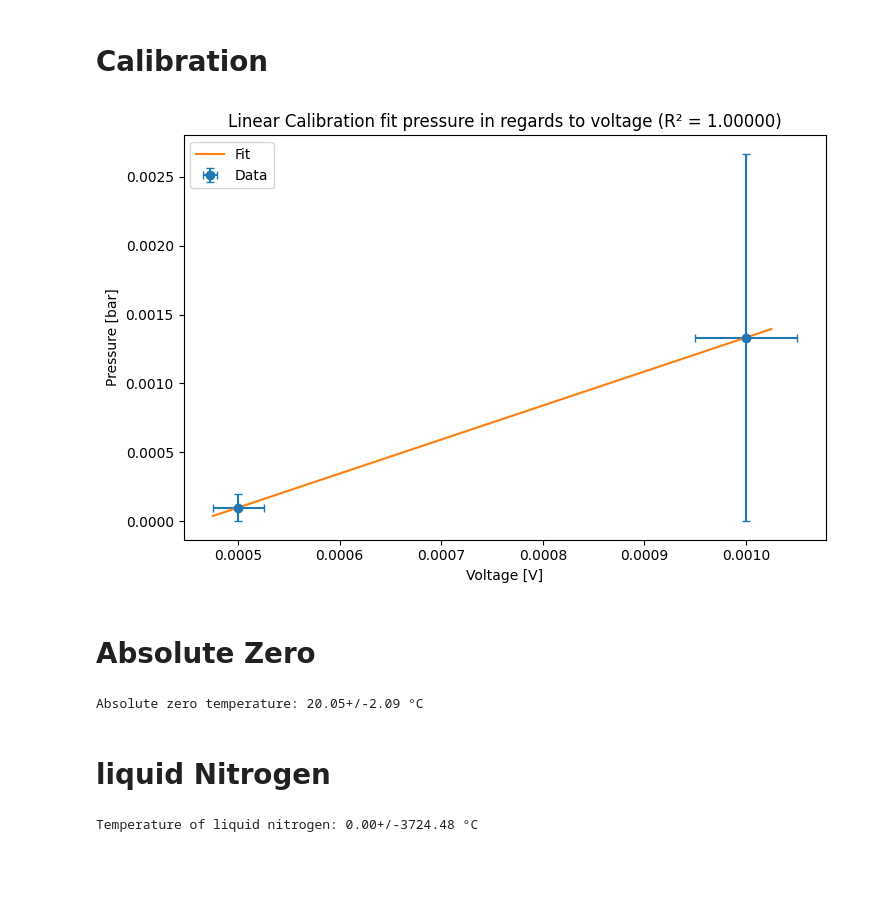
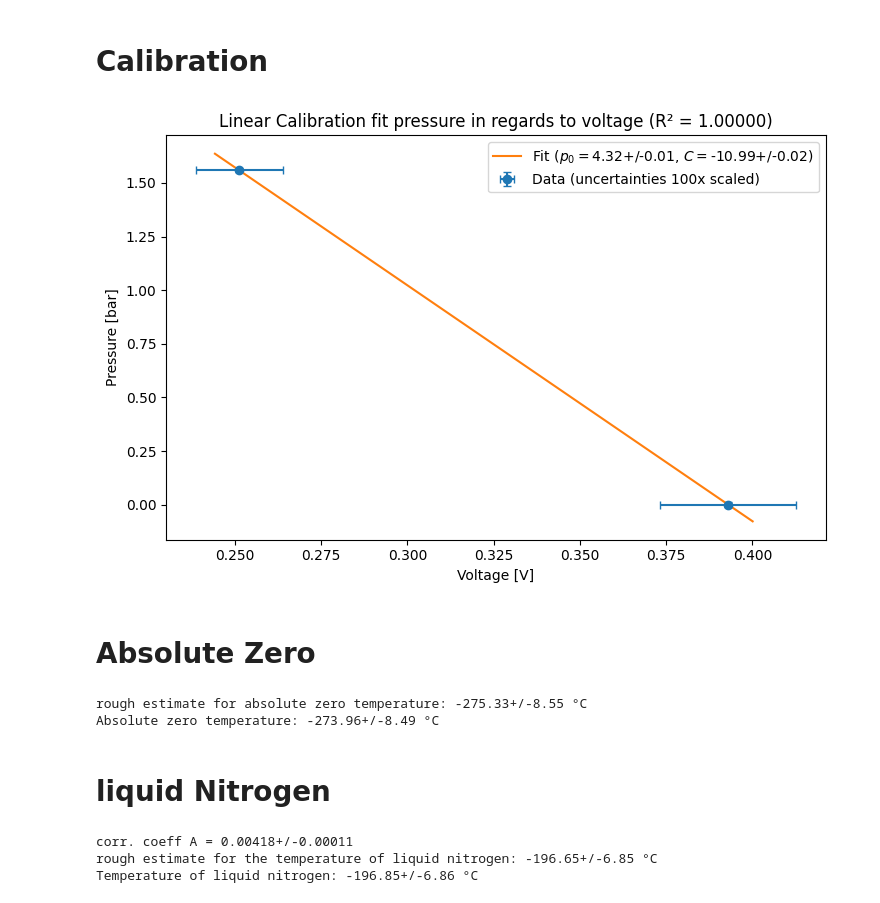
Before and after one commit to Mhfd10/P1_ETHZ, a Jupyter notebook: Absolute_Zero/main.ipynb, the cells around one changed output. Saved outputs shown, nothing was run; the diff lists cells and outputs as text; code cells hidden in the pictures; blank space fills up the shorter version.

```diff
--- a/Absolute_Zero/main.ipynb
+++ b/Absolute_Zero/main.ipynb
@@ -8,7 +8,7 @@ from uncertainties.umath import sqrt
 from scipy import odr
 # %%
 # constants
-u_sigma = 0.05 # %
+u_sigma = 0.0005 # %
 conversion_mmhg_bar = mmHg / bar
 epsilon = ufloat(1*10**(-3), 0)
 gamma = ufloat(1*10**(-5), 0) # 1/°C
@@ -16,9 +16,9 @@ t_e = ufloat(0, 0.5) # ice water temperatur in °C
 # %% [markdown]
 # Calibration
 # %%
-p_l_mmhg = ufloat(1, 1) # adjust pressure of room in mmhg
-u_l = 1*10**(-3)  # adjust in V
-u_t = 0.5*10**(-3) # adjust in V
+p_l_mmhg = ufloat(1171.6-2.99, 0.05) # adjust pressure of room in mmhg
+u_l = 0.2513  # adjust in V
+u_t = 0.3930 # adjust in V
 
 p_t = ufloat(0.1*10**(-3), 0.1*10**(-3)) # pressure pump in bar
 p_l = p_l_mmhg * conversion_mmhg_bar # pressure of room in bar
@@ -46,46 +46,46 @@ odr_run = odr.ODR(data, model, beta0=[1, 1]).run()
 
 p0_fit, C_fit = odr_run.beta
 p0_err, C_err = np.sqrt(np.diag(odr_run.cov_beta))
 
 # convert to ufloat
 p0_u = ufloat(p0_fit, p0_err)
 C_u  = ufloat(C_fit,  C_err)
 
 # r2-score
 y_hat = calibration_curve(odr_run.beta, x)
 ss_res = np.sum((y - y_hat)**2)
 ss_tot = np.sum((y - np.mean(y))**2)
 r_squared = 1.0 - ss_res/ss_tot
 
 # plot
 u_min, u_max = np.min(x), np.max(x)
 u_pad = 0.05 * (u_max - u_min)
 u_fit = np.linspace(u_min - u_pad, u_max + u_pad, 1000)
 p_fit = calibration_curve(odr_run.beta, u_fit)
 
 plt.figure(figsize=(7.5, 5))
-plt.errorbar(x, y, xerr=sx, yerr=sy, fmt='o', capsize=3, label='Data')
-plt.plot(u_fit, p_fit, '-', label='Fit')
+plt.errorbar(x, y, xerr=sx*100, yerr=sy*100, fmt='o', capsize=3, label='Data (uncertainties 100x scaled)')
+plt.plot(u_fit, p_fit, '-', label=fr'Fit ($p_0 = ${p0_u:.2f}, $C = ${C_u:.2f})')
 
 plt.xlabel('Voltage [V]')
 plt.ylabel('Pressure [bar]')
 plt.title(f'Linear Calibration fit pressure in regards to voltage (R² = {r_squared:.5f})')
 plt.legend(loc='best')
 plt.tight_layout()
 plt.savefig('p_u_calibration.png', dpi=600)
 plt.show()
 # %% [output]
-[figure, old version]
+[figure, new version]
 # %% [markdown]
 # Absolute Zero
 # %%
-u_e = 1*10**(-3) # adjust voltage for ice water in V
-u_k = 5*10**(-3) # adjust voltage for boiling water in V
-t_k = ufloat(100, 1) # adjust boiling point of water in °C
-t_l = ufloat(20, 0.5) # adjust room temperature in °C
+u_e = 0.2888 # adjust voltage for ice water in V
+u_k = 0.2516 # adjust voltage for boiling water in V
+t_k = ufloat(98.285, 0.0005) # adjust boiling point of water in °C
+t_l = ufloat(23.4, 0.05) # adjust room temperature in °C
 
 u_e = ufloat(u_e, u_e*u_sigma)
-u_k = ufloat(u_e, u_e*u_sigma)
+u_k = ufloat(u_k, u_k*u_sigma)
 
 def pressure_func(p0, C, u):
     return p0 + C * u
@@ -97,21 +97,29 @@ a = (1 + epsilon) * p_e - (1 + epsilon + gamma * t_k) * p_k
 b = epsilon * (p_k - p_e) * t_k + (1 + gamma * t_k) * p_k * t_l - p_e * (t_l + t_k)
 c = p_e * t_l * t_k
 
-t_0 = (-b - sqrt(b**2 - 4 * a * c) ) / (2 * a)
+t_0_est = p_e/(p_k-p_e)*t_k
+t_0 = (-b + sqrt(b**2 - 4 * a * c) ) / (2 * a)
+print(f"rough estimate for absolute zero temperature: -{t_0_est:.2f} °C")
 print(f"Absolute zero temperature: {t_0:.2f} °C")
 # %% [output]
-Absolute zero temperature: 20.05+/-2.09 °C
+rough estimate for absolute zero temperature: -275.33+/-8.55 °C
+Absolute zero temperature: -273.96+/-8.49 °C
 # %% [markdown]
 # liquid Nitrogen
 # %%
-u_ln2 = 1*10**(-3) # adjust voltage of liquid nitrogen in V
+u_ln2 = 0.3636 # adjust voltage of liquid nitrogen in V
 
 u_ln2 = ufloat(u_ln2, u_ln2*u_sigma)
 p_ln2 = ufloat(pressure_func(p0_u, C_u, u_ln2).n, pressure_func(p0_u, C_u, u_ln2).s)
 
 A = p_e / (t_e-t_0) + (epsilon * (p_e - p_ln2)) / (t_l - t_0)
+print(f"corr. coeff A = {A:.5f}")
 
+t_ln2_est = (1 - (p_ln2/p_e))*t_0
 t_ln2 = (A * t_0 + p_ln2) / (A - gamma * p_ln2)
+print(f"rough estimate for the temperature of liquid nitrogen: {t_ln2_est:.2f} °C")
 print(f"Temperature of liquid nitrogen: {t_ln2:.2f} °C")
 # %% [output]
-Temperature of liquid nitrogen: 0.00+/-3724.48 °C
+corr. coeff A = 0.00418+/-0.00011
+rough estimate for the temperature of liquid nitrogen: -196.65+/-6.85 °C
+Temperature of liquid nitrogen: -196.85+/-6.86 °C
```
Also changed, not shown: 1 other file.
